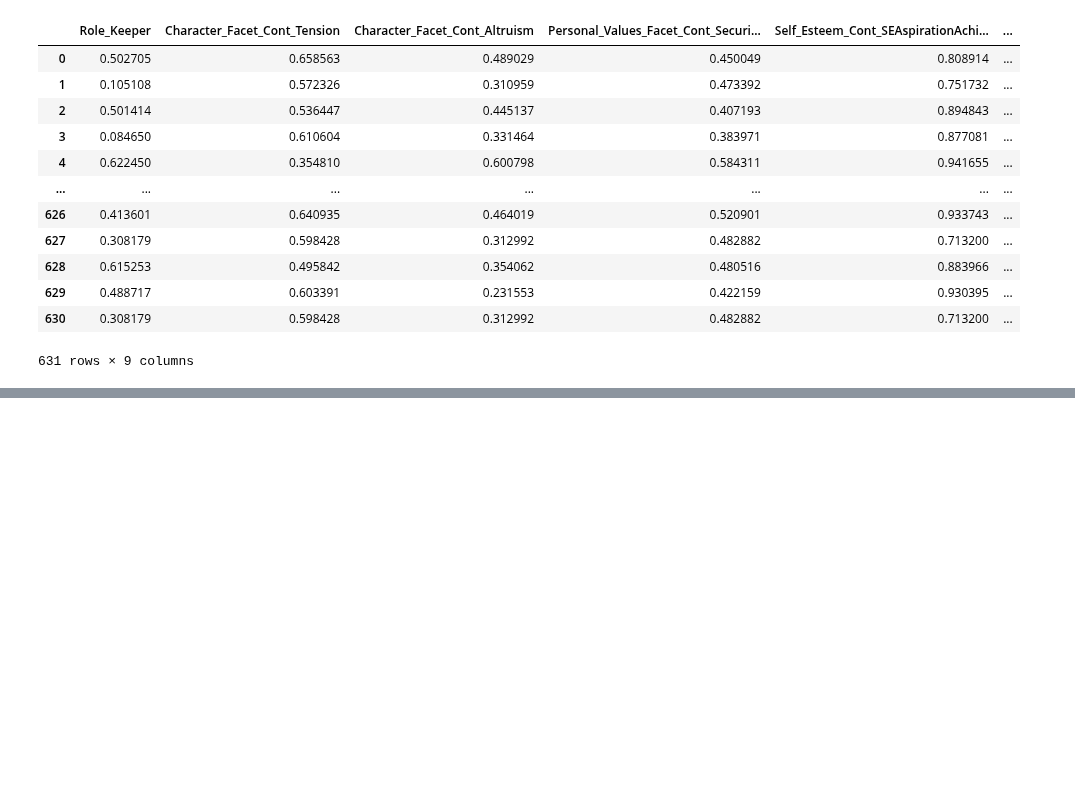
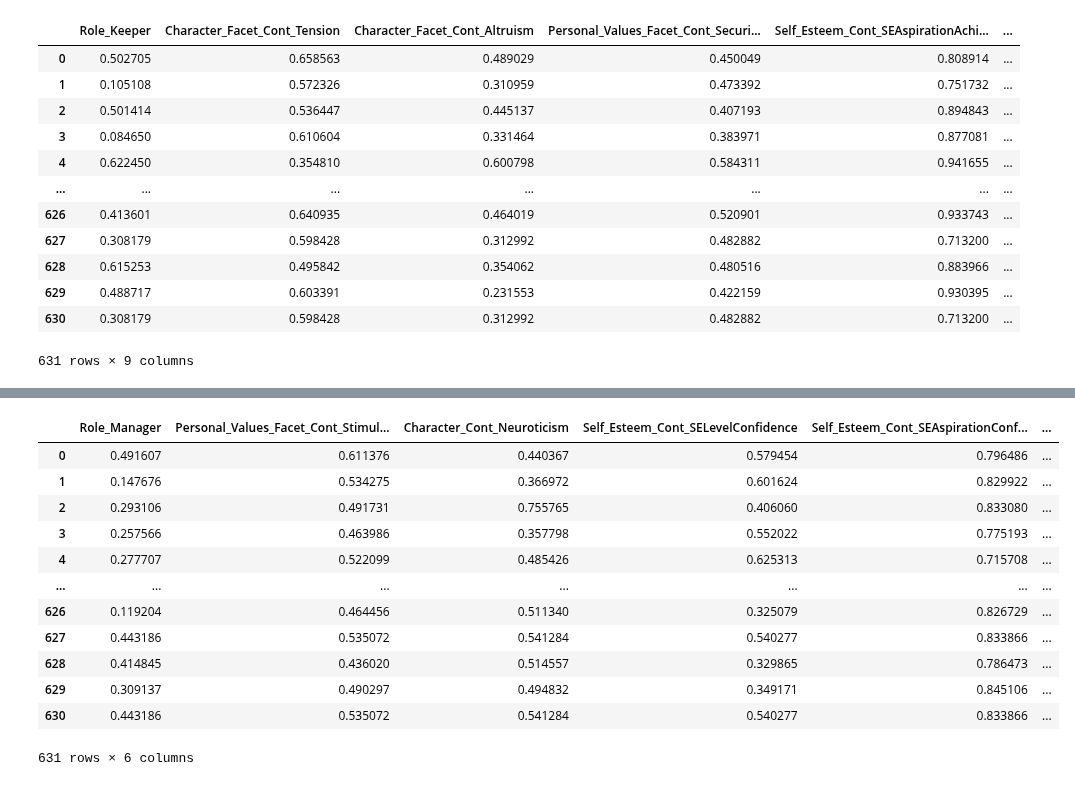
Before and after one commit to dindaslsbilla/coba, a Jupyter notebook: Untitled1.ipynb, the cells around one changed output, grey strips where cells are left out. Cells and saved outputs as stored; diff of their text form; code cells hidden in the pictures; blank space fills up the shorter version.

Commit message:
add role manager to csv

```diff
--- a/Untitled1.ipynb
+++ b/Untitled1.ipynb
@@ -540,0 +560,25 @@ rolekeeper_df
+# %%
+rolemanager_df=pd.read_csv('maingames_rolemanager.csv')
+rolemanager_df.mean(axis=0)
+rolemanager_df.drop(columns=rolemanager_df.columns[0],
+        axis=1,
+        inplace=True)
+rolemanager_df.to_csv('maingames_rolemanager.csv',index="False")
+mean_row=rolemanager_df.mean(axis=1)
+rolemanager_df['Mean']=mean_row
+rolemanager_df.to_csv('maingames_rolemanager.csv',index="False")
+rolemanager_df
+# %% [output]
+|  | Role_Manager | Personal_Values_Facet_Cont_Stimul... | Character_Cont_Neuroticism | Self_Esteem_Cont_SELevelConfidence | Self_Esteem_Cont_SEAspirationConf... | ... |
+| 0 | 0.491607 | 0.611376 | 0.440367 | 0.579454 | 0.796486 | ... |
+| 1 | 0.147676 | 0.534275 | 0.366972 | 0.601624 | 0.829922 | ... |
+| 2 | 0.293106 | 0.491731 | 0.755765 | 0.406060 | 0.833080 | ... |
+| 3 | 0.257566 | 0.463986 | 0.357798 | 0.552022 | 0.775193 | ... |
+| 4 | 0.277707 | 0.522099 | 0.485426 | 0.625313 | 0.715708 | ... |
+| ... | ... | ... | ... | ... | ... | ... |
+| 626 | 0.119204 | 0.464456 | 0.511340 | 0.325079 | 0.826729 | ... |
+| 627 | 0.443186 | 0.535072 | 0.541284 | 0.540277 | 0.833866 | ... |
+| 628 | 0.414845 | 0.436020 | 0.514557 | 0.329865 | 0.786473 | ... |
+| 629 | 0.309137 | 0.490297 | 0.494832 | 0.349171 | 0.845106 | ... |
+| 630 | 0.443186 | 0.535072 | 0.541284 | 0.540277 | 0.833866 | ... |
+631 rows × 6 columns
```
Also changed, not shown: parts of 2 cells of this notebook, 1 other file.
